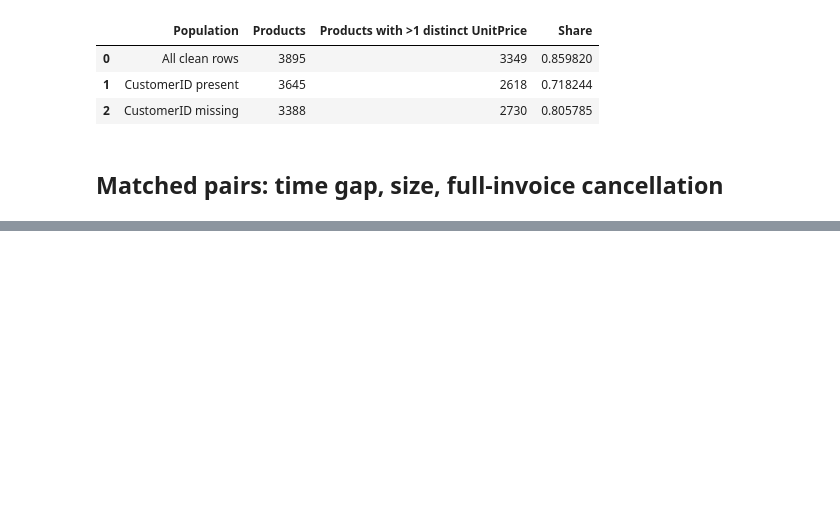
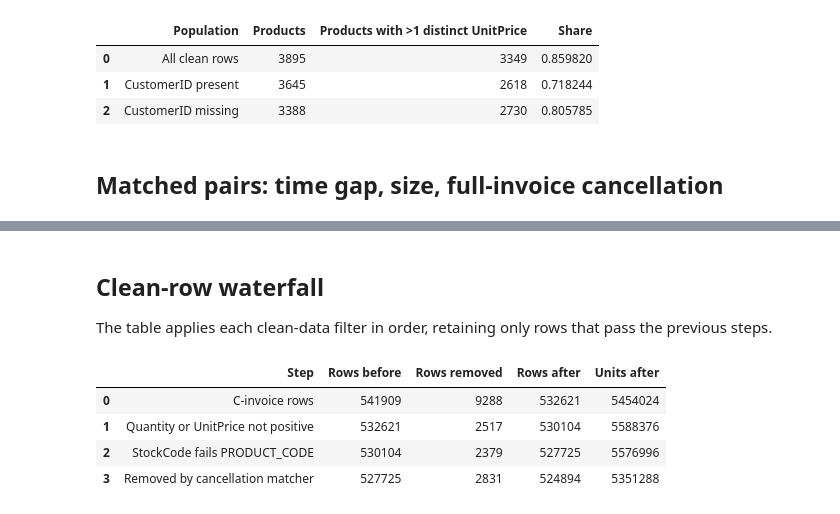
Before and after one commit to Omar-BenAmara/pricing-demand-analysis, a Jupyter notebook: notebooks/03_clean_foundation.ipynb, the cells around one changed output, grey strips where cells are left out. Cells and saved outputs as stored; diff of their text form; code cells hidden in the pictures; blank space fills up the shorter version.

Commit message:
Add waterfall, cancellation summary and return diagnostics

```diff
--- a/notebooks/03_clean_foundation.ipynb
+++ b/notebooks/03_clean_foundation.ipynb
@@ -355,3 +355,54 @@ Pairs meeting Quantity >= 1000 or gap < 1 hour: 471; shown: 40
 | 38 | 569740 | C569743 | 23200 | 120 | 15769.0 | 2011-10-06 10:52:00 | 2011-10-06 10:57:00 | 0 days 00:05:00 | ... |
 | 39 | 569740 | C569743 | 85099F | 120 | 15769.0 | 2011-10-06 10:52:00 | 2011-10-06 10:57:00 | 0 days 00:05:00 | ... |
 ... (4 outputs left out)
+# %% [markdown]
+## Clean-row waterfall
+
+The table applies each clean-data filter in order, retaining only rows that pass the previous steps.
+# %%
+def apply_waterfall_step_03(frame, label, remove_mask):
+    rows_before = len(frame)
+    rows_removed = int(remove_mask.sum())
+    remaining = frame.loc[~remove_mask].copy()
+    rows_after = len(remaining)
+    assert rows_removed + rows_after == rows_before
+    return remaining, {
+        'Step': label,
+        'Rows before': rows_before,
+        'Rows removed': rows_removed,
+        'Rows after': rows_after,
+        'Units after': int(remaining['Quantity'].sum()),
+    }
+
+waterfall_03 = raw_03.copy()
+waterfall_steps_03 = []
+waterfall_03, step_03 = apply_waterfall_step_03(
+    waterfall_03, 'C-invoice rows',
+    waterfall_03['InvoiceNo'].astype(str).str.startswith('C'),
+)
+waterfall_steps_03.append(step_03)
+waterfall_03, step_03 = apply_waterfall_step_03(
+    waterfall_03, 'Quantity or UnitPrice not positive',
+    ~waterfall_03['Quantity'].gt(0) | ~waterfall_03['UnitPrice'].gt(0),
+)
+waterfall_steps_03.append(step_03)
+waterfall_03, step_03 = apply_waterfall_step_03(
+    waterfall_03, 'StockCode fails PRODUCT_CODE',
+    ~waterfall_03['StockCode'].str.match(PRODUCT_CODE),
+)
+waterfall_steps_03.append(step_03)
+waterfall_03, step_03 = apply_waterfall_step_03(
+    waterfall_03, 'Removed by cancellation matcher',
+    waterfall_03.index.isin(matched_positive_indices_03),
+)
+waterfall_steps_03.append(step_03)
+waterfall_table_03 = pd.DataFrame(waterfall_steps_03)
+display(waterfall_table_03)
+assert len(waterfall_03) == len(clean_03)
+assert int(waterfall_03['Quantity'].sum()) == int(clean_03['Quantity'].sum())
+# %% [output]
+|  | Step | Rows before | Rows removed | Rows after | Units after |
+| 0 | C-invoice rows | 541909 | 9288 | 532621 | 5454024 |
+| 1 | Quantity or UnitPrice not positive | 532621 | 2517 | 530104 | 5588376 |
+| 2 | StockCode fails PRODUCT_CODE | 530104 | 2379 | 527725 | 5576996 |
+| 3 | Removed by cancellation matcher | 527725 | 2831 | 524894 | 5351288 |
```
Also changed, not shown: parts of 12 cells of this notebook.
